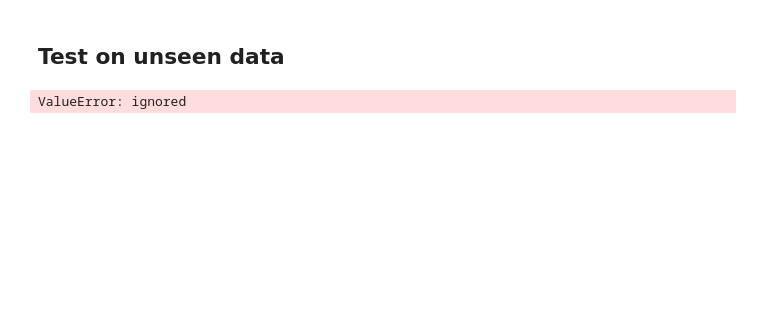
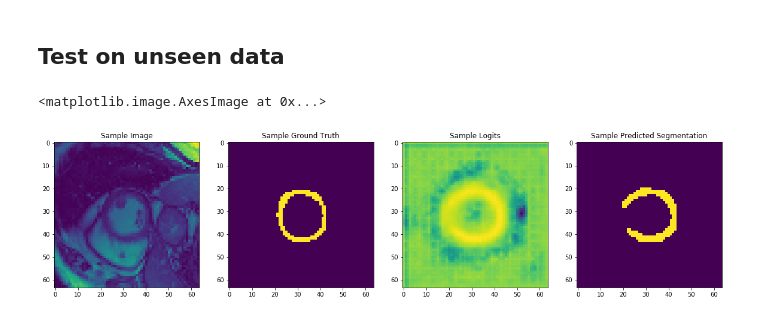
Before and after one commit to laurencejackson/NeuralNets_MRAI, a Jupyter notebook: LV_segmentation/LV_segmentation.ipynb, the cells around one changed output. Drawn from its saved outputs; the diff is of its cells as text; code cells hidden in the pictures; blank space fills up the shorter version.

```diff
--- a/LV_segmentation/LV_segmentation.ipynb
+++ b/LV_segmentation/LV_segmentation.ipynb
@@ -183,23 +196,22 @@ Showing results from sample: 291
 # %%
 sample = np.random.randint(0, testImages.shape[0]-1 )  # choose random sample to visualise segmentation the network predicted for it
 
 test_images_Tensor = tf.convert_to_tensor(testImages[:,None].astype(np.float32))
 test_seg_Tensor = tf.convert_to_tensor(testSegs[:,None].astype(np.float32))
 
-test_images_Tensor[sample,0,:,:]
-
-pred = net.predict(testImages[sample,:,:], steps = 1)
+pred = net.predict(test_images_Tensor, steps = 52)
 
 predSample=pred[sample,0,:,:]
 
 fig,ax=plt.subplots(1,4,figsize=(20,5))
 ax[0].set_title('Sample Image')
 ax[0].imshow(testImages[sample])
 ax[1].set_title('Sample Ground Truth')
 ax[1].imshow(testSegs[sample])
 ax[2].set_title('Sample Logits')
 ax[2].imshow(predSample)
 ax[3].set_title('Sample Predicted Segmentation')
 ax[3].imshow(predSample>0.5)
 # %% [output]
-ValueError: ignored
+<matplotlib.image.AxesImage at 0x...>
+[figure, added]
```
Also changed, not shown: parts of 7 cells of this notebook.
